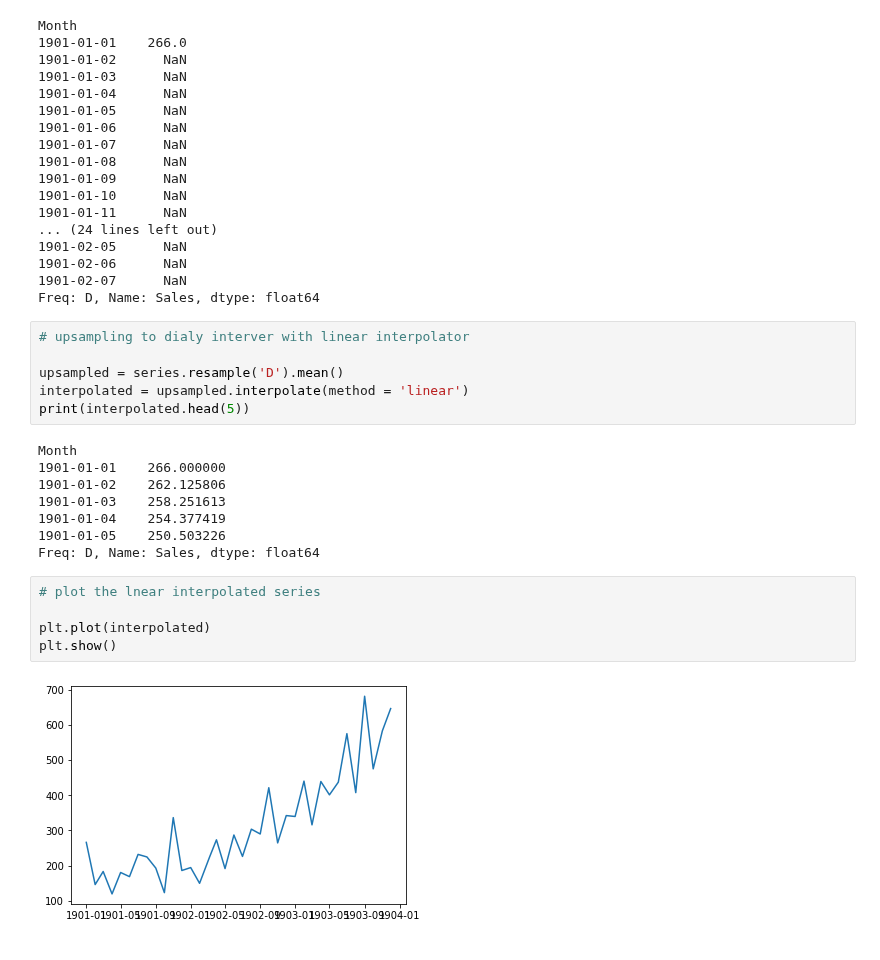
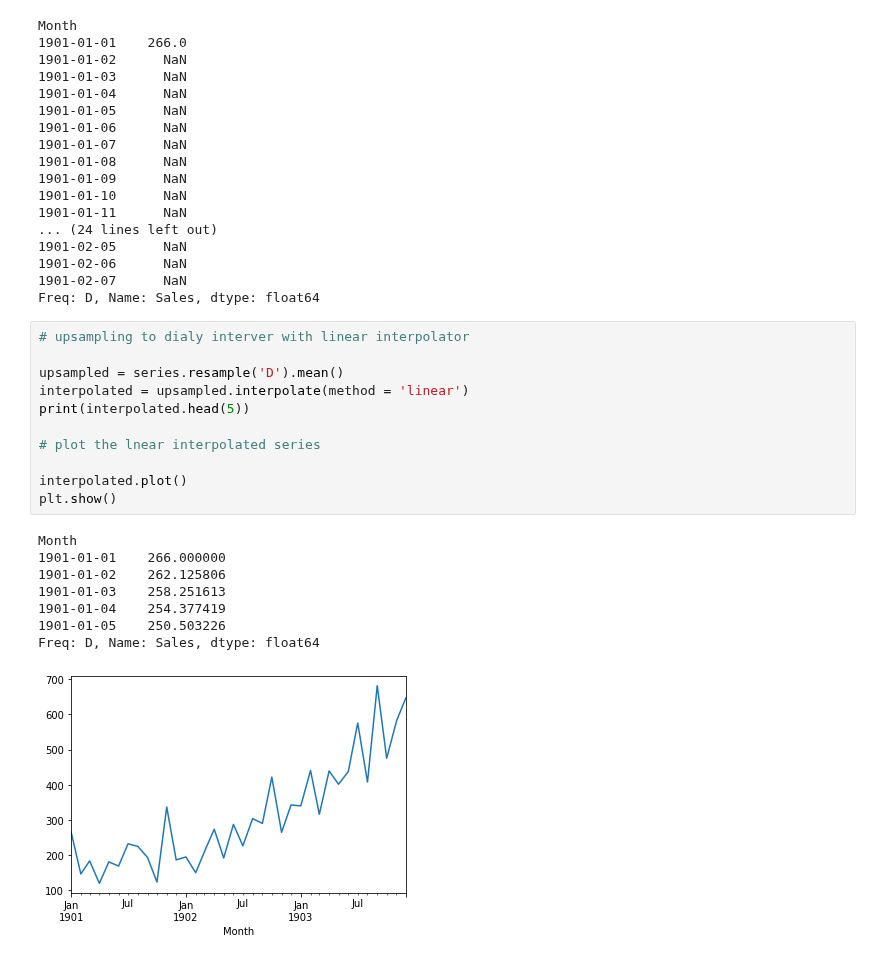
Before and after one commit to ayosamobitade/Time-Series-Analytic-Projects, a Jupyter notebook: Shampoo Sales/Shampoo Sales.ipynb, the cells around one changed output. Saved outputs shown, nothing was run; the diff lists cells and outputs as text.

```diff
--- a/Shampoo Sales/Shampoo Sales.ipynb
+++ b/Shampoo Sales/Shampoo Sales.ipynb
@@ -62,21 +62,20 @@ Freq: D, Name: Sales, dtype: float64
 # %%
 # upsampling to dialy interver with linear interpolator
 
 upsampled = series.resample('D').mean()
 interpolated = upsampled.interpolate(method = 'linear')
 print(interpolated.head(5))
+
+# plot the lnear interpolated series
+
+interpolated.plot()
+plt.show()
 # %% [output]
 Month
 1901-01-01    266.000000
 1901-01-02    262.125806
 1901-01-03    258.251613
 1901-01-04    254.377419
 1901-01-05    250.503226
 Freq: D, Name: Sales, dtype: float64
+[figure, added]
-# %%
-# plot the lnear interpolated series
-
-plt.plot(interpolated)
-plt.show()
-# %% [output]
-[figure, removed]
```
Also changed, not shown: parts of 1 cell of this notebook.
